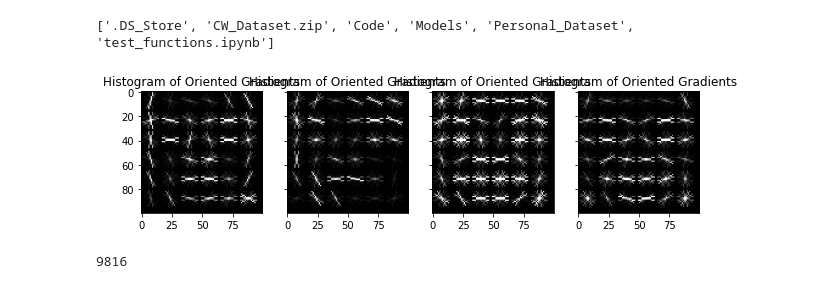
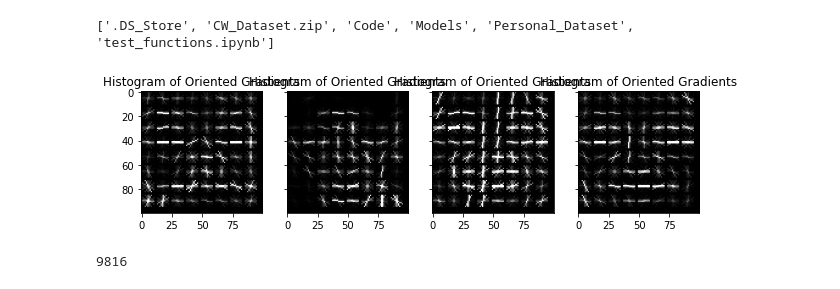
Before and after one commit to dardan-gashi01/Facial-Emotion-Recognition, a Jupyter notebook: HOGSVM.ipynb, the cells around one changed output. Saved outputs shown, nothing was run; the diff lists cells and outputs as text; code cells hidden in the pictures.

```diff
--- a/HOGSVM.ipynb
+++ b/HOGSVM.ipynb
@@ -109,28 +109,28 @@ X_train, X_test, y_train, y_test = train_test_split(
 # %%
 hog_list = []
 hog_features=[]
 labels_list = []
 
 fig, ax = plt.subplots(1, 4, figsize=(10, 8), sharex=True, sharey=True)
 
 for i in range(len(X_train)):
   img = img_as_ubyte(color.rgb2gray(X_train[i]))
-  fd, hog_image = hog(img, orientations=8, pixels_per_cell=(16, 16), cells_per_block=(1, 1), visualize=True)
+  fd, hog_image = hog(img, orientations=8, pixels_per_cell=(12, 12), cells_per_block=(1, 1), visualize=True)
 
   if i < 4:
     hog_image_rescaled = exposure.rescale_intensity(hog_image, in_range=(0, 10))
 
     ax[i].imshow(hog_image_rescaled, cmap=plt.cm.gray)
     ax[i].set_title('Histogram of Oriented Gradients')
 
   hog_list.append(hog_image)
   labels_list.append(y_train[i])
   hog_features.append(fd)
 
 fig.tight_layout
 plt.show()
 # %% [output]
-[figure, old version]
+[figure, new version]
 # %%
 classifier = svm.SVC()
 # %%
```
Also changed, not shown: parts of 3 cells of this notebook.
